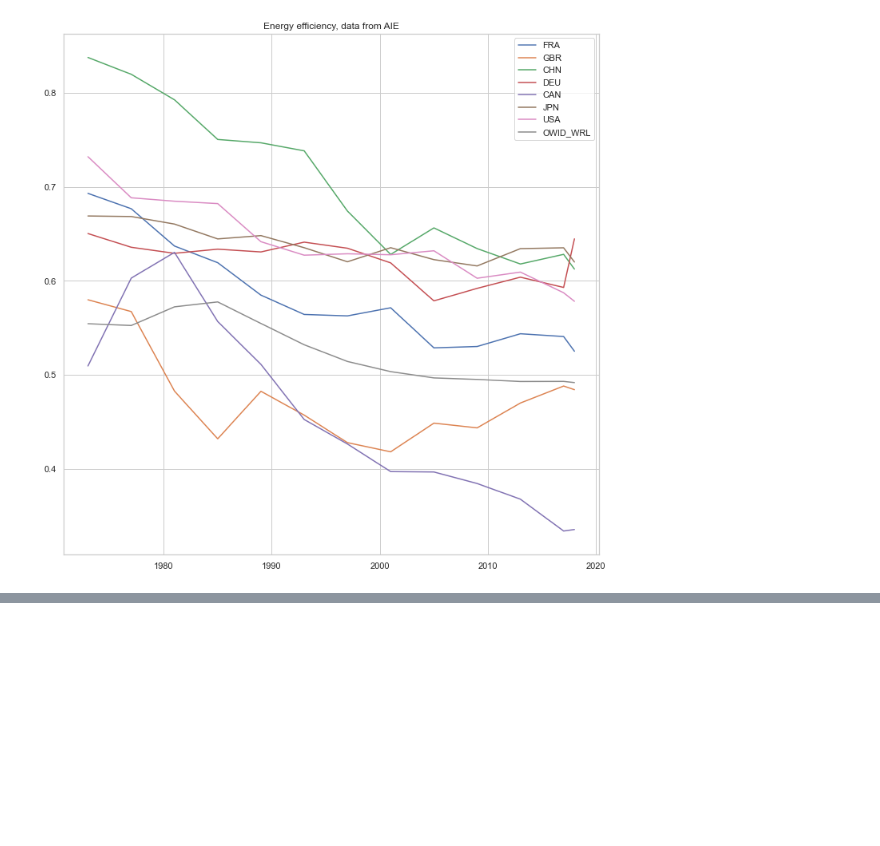
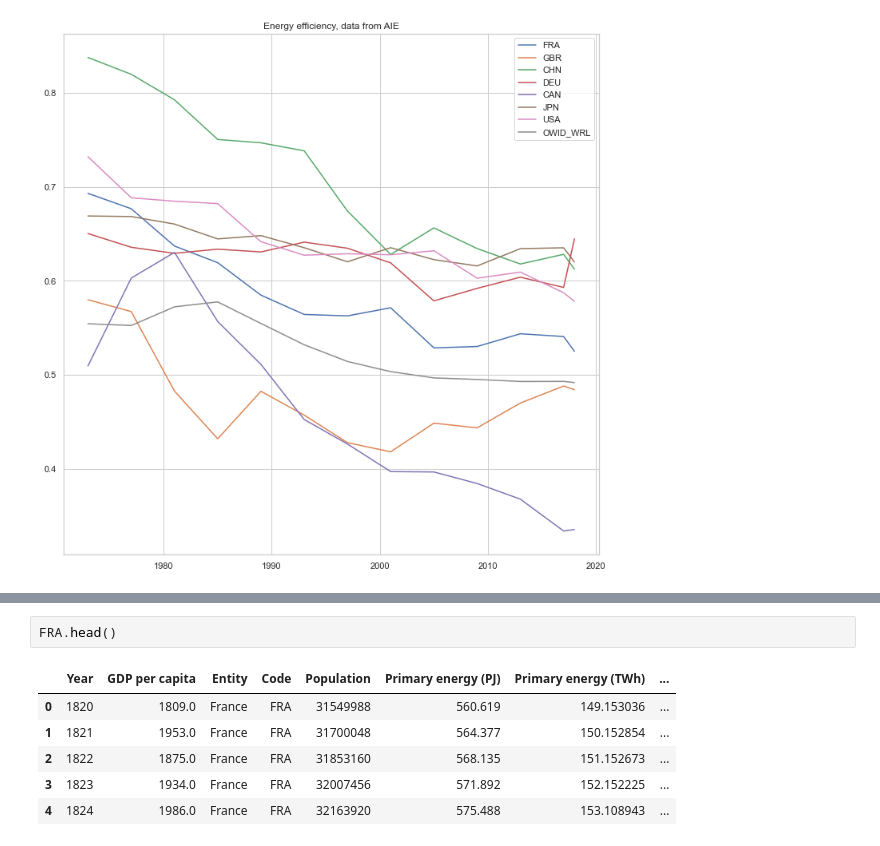
Before and after one commit to leatrin/EnergyLimits, a Jupyter notebook: Codes/brouillon.ipynb, the cells around one changed output, grey strips where cells are left out. Drawn from its saved outputs; the diff is of its cells as text; blank space fills up the shorter version.

```diff
--- a/Codes/brouillon.ipynb
+++ b/Codes/brouillon.ipynb
@@ -106,0 +128,9 @@ No handles with labels found to put in legend.
+# %%
+FRA.head()
+# %% [output]
+|  | Year | GDP per capita | Entity | Code | Population | Primary energy (PJ) | Primary energy (TWh) | ... |
+| 0 | 1820 | 1809.0 | France | FRA | 31549988 | 560.619 | 149.153036 | ... |
+| 1 | 1821 | 1953.0 | France | FRA | 31700048 | 564.377 | 150.152854 | ... |
+| 2 | 1822 | 1875.0 | France | FRA | 31853160 | 568.135 | 151.152673 | ... |
+| 3 | 1823 | 1934.0 | France | FRA | 32007456 | 571.892 | 152.152225 | ... |
+| 4 | 1824 | 1986.0 | France | FRA | 32163920 | 575.488 | 153.108943 | ... |
```
Also changed, not shown: parts of 7 cells of this notebook, 36 other files.
